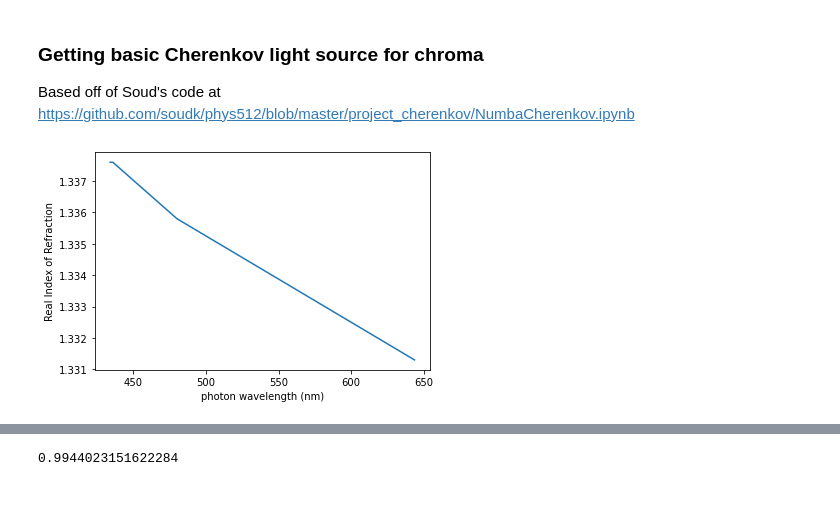
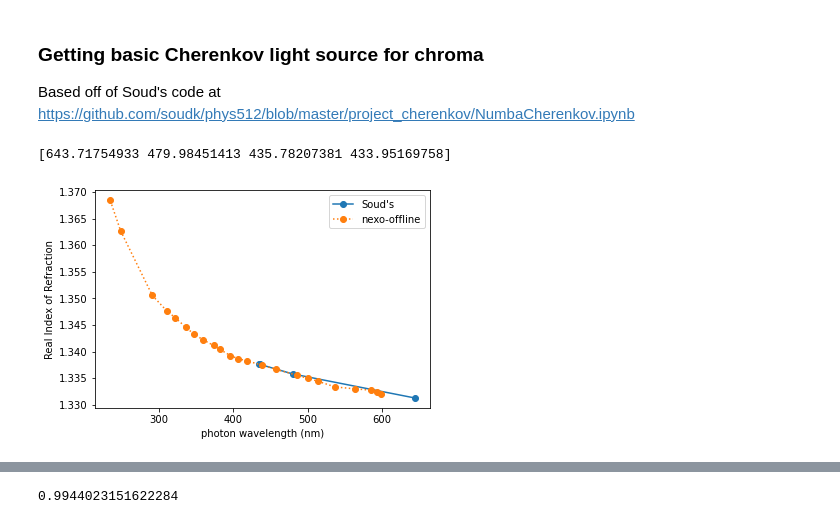
Before and after one commit to eklem1/OD_work, a Jupyter notebook: CherenkovLight.ipynb, the cells around one changed output, grey strips where cells are left out. Cells and saved outputs as stored; diff of their text form; code cells hidden in the pictures; blank space fills up the shorter version.

Commit message:
Working on cherenkov wavelength sampling

```diff
--- a/CherenkovLight.ipynb
+++ b/CherenkovLight.ipynb
@@ -10,31 +16,53 @@ Based off of Soud's code at https://github.com/soudk/phys512/blob/master/project
 # %%
 #In eV
 energies = np.array([0.602, 0.689, 1.03,  1.926, 2.583, 2.845, 2.857, 3.124,3.457, 3.643, 3.812, 4.086, 4.511, 4.953, 5.474, 6.262, 7.000, 8.300, 10.00, 12.60])
 #Refractive index of water from Segelstein, David J. The complex refractive index of water. Diss. University of Missouri--Kansas City, 1981.
 n = np.array([1.303, 1.3120,   1.3239,   1.3313, 1.3358, 1.3376, 1.3376, 1.3392, 1.3423, 1.3442, 1.3460, 1.3486, 1.3540, 1.3619, 1.3723, 1.3960, 1.3960, 1.3960,1.3960, 1.3960])
 
-#plt.plot(energies, n)
+# Values from nEXO_offline
+eV = 1
+H2OEnergy_od = np.array([2.07*eV, 2.09*eV, 2.12*eV, 2.20*eV, 2.31*eV,
+       2.41*eV, 2.48*eV, 2.55*eV, 2.71*eV, 2.83*eV ,
+       2.96*eV, 3.05*eV, 3.13*eV, 3.25*eV, 3.32*eV,
+       3.45*eV, 3.57*eV, 3.69*eV, 3.85*eV, 3.99*eV,
+       4.26*eV, 4.99*eV, 5.29*eV]) #eV
+
+H2ORefractiveIndex_od = np.array([1.332     , 1.33233458, 1.33275974, 1.333     , 1.33337057,
+       1.33440426, 1.33497163, 1.33553901, 1.33667376, 1.33746809,
+       1.33824548, 1.33866779, 1.33926229, 1.34044132, 1.34115378,
+       1.3422317 , 1.34324954, 1.34459331, 1.34635211, 1.34761808,
+       1.35056125, 1.36267944, 1.36844391])
 
 wavelengths = 1239.8/energies
+freq = 3e17/wavelengths
 
-freq = 3e17/wavelengths
+wavelengths_od = 1239.8/H2OEnergy_od
+freq_od = 3e17/wavelengths_od
 
 #Only take the ~near visible range (where photomultiplier tubes are sensitive).
 #This is the tail of the Cherenkov emission spectrum.
-cut = [3,7]
+# cut = [3,7]
+# cut = [0,len(n)]
+
 freq = freq[cut[0]:cut[1]]
 wavelengths=wavelengths[cut[0]:cut[1]]
 energies=energies[cut[0]:cut[1]]
 n=n[cut[0]:cut[1]]
 
+print(wavelengths)
+
 #radians, approx Cherenkov angle in optical (~0.5 degree precision)
 thetaRel = 0.733
 
-plt.plot(wavelengths, n)
+plt.plot(wavelengths, n, marker='o', label="Soud's")
+plt.plot(wavelengths_od, H2ORefractiveIndex_od, marker='o', ls=':', label="nexo-offline")
+
 plt.xlabel('photon wavelength (nm)')
 plt.ylabel('Real Index of Refraction')
+plt.legend()
 plt.show()
 # %% [output]
+[643.71754933 479.98451413 435.78207381 433.95169758]
-[figure, old version]
+[figure, new version]
 # %%
 #I think mu(w) is constant in this range... So we can ignore the normalization then normalize later
```
Also changed, not shown: parts of 12 cells of this notebook, 2 other files.
